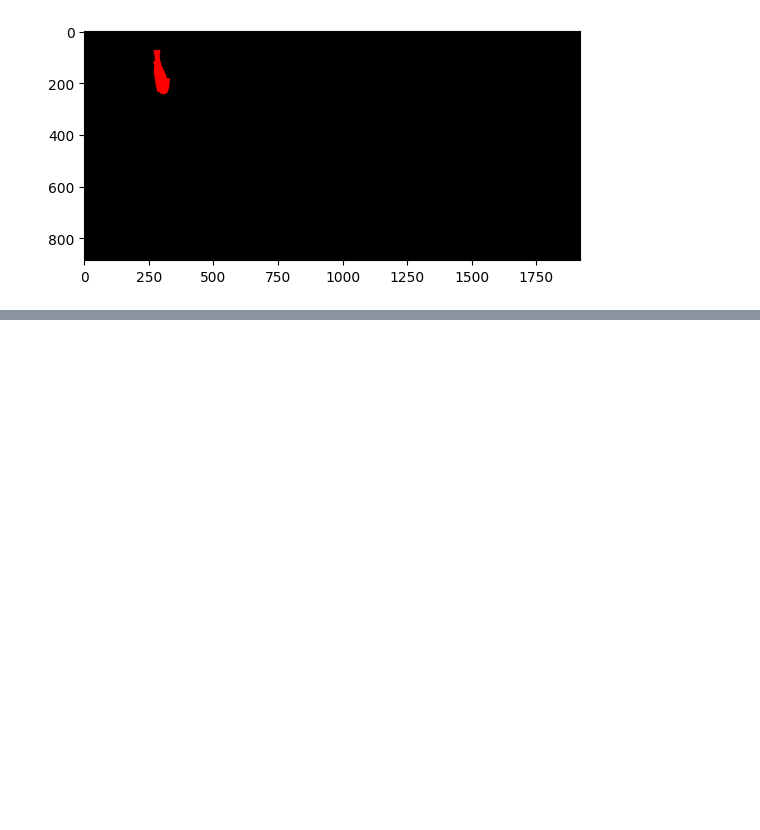
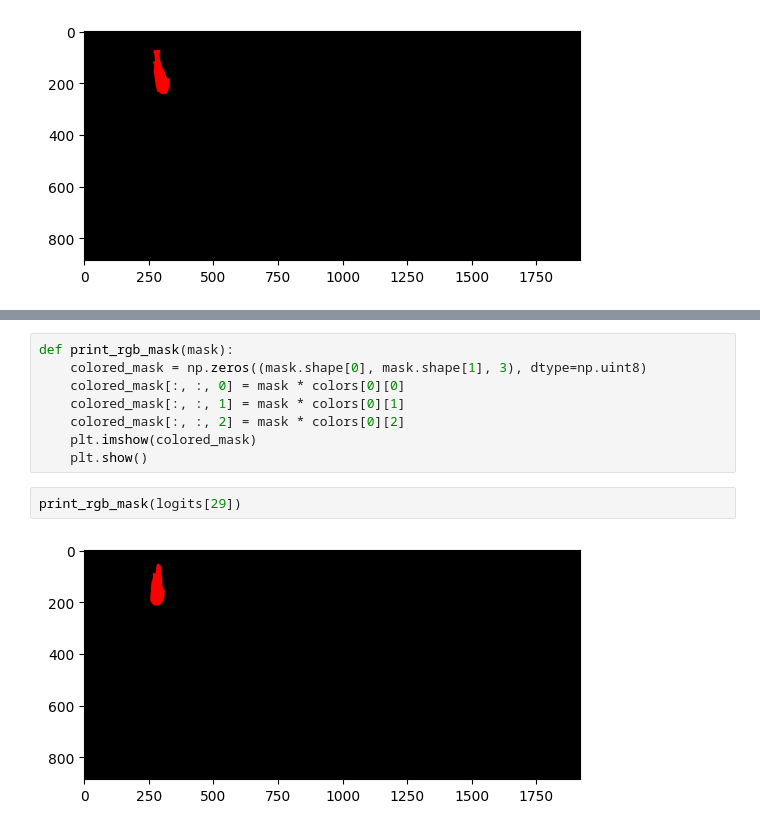
Before and after one commit to jpitagc/VOS-E-SAM, a Jupyter notebook: videoPipeline.ipynb, the cells around one changed output, grey strips where cells are left out. Saved outputs shown, nothing was run; the diff lists cells and outputs as text; blank space fills up the shorter version.

```diff
--- a/videoPipeline.ipynb
+++ b/videoPipeline.ipynb
@@ -176,0 +236,12 @@ annTrain[0]
+# %%
+def print_rgb_mask(mask):
+    colored_mask = np.zeros((mask.shape[0], mask.shape[1], 3), dtype=np.uint8)
+    colored_mask[:, :, 0] = mask * colors[0][0]
+    colored_mask[:, :, 1] = mask * colors[0][1]
+    colored_mask[:, :, 2] = mask * colors[0][2]
+    plt.imshow(colored_mask)
+    plt.show()
+# %%
+print_rgb_mask(logits[29])
+# %% [output]
+[figure, added]
```
Also changed, not shown: parts of 11 cells of this notebook, 2 other files.
